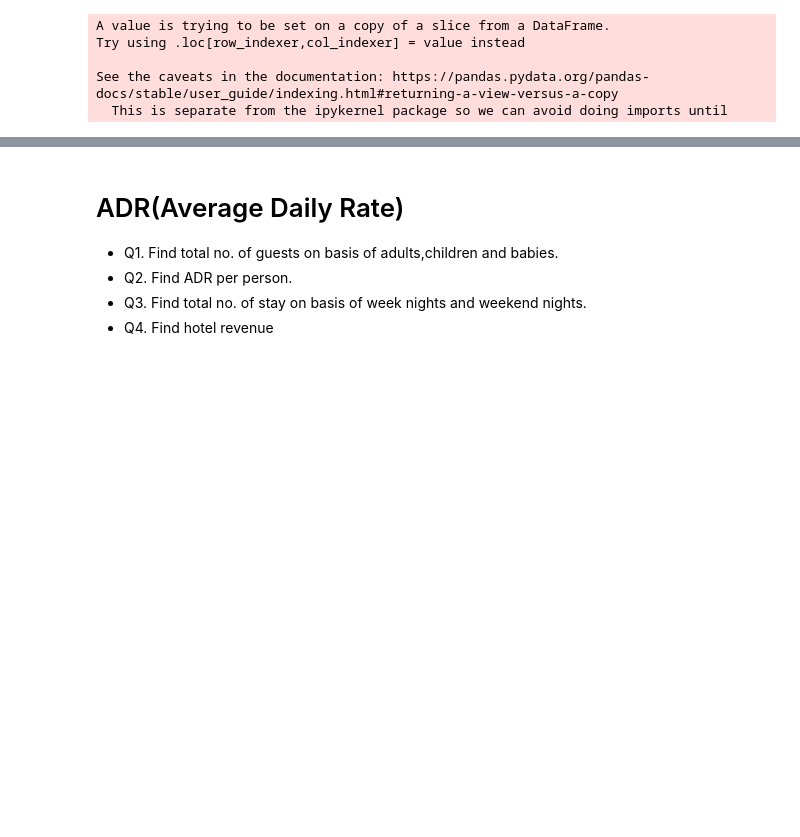
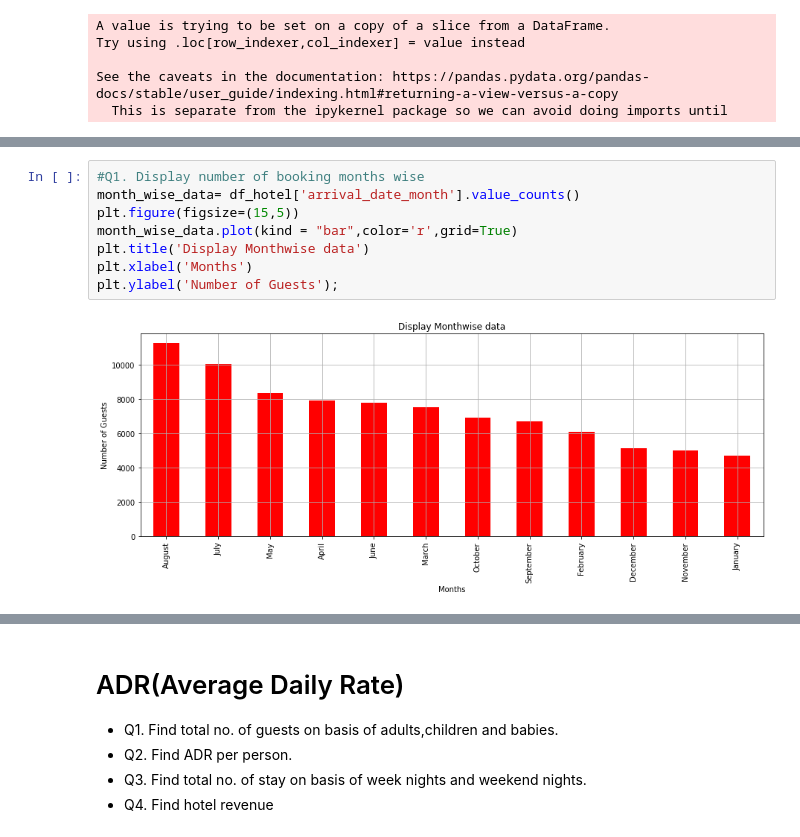
Before and after one commit to shyamsgadekar/EDA_HOTEL_BOOKING_ANALYSIS, a Jupyter notebook: Hotel_Booking_Analysis_SHYAM_GADEKAR_Capstone_Project.ipynb, the cells around one changed output, grey strips where cells are left out. Saved outputs shown, nothing was run; the diff lists cells and outputs as text; blank space fills up the shorter version.

```diff
--- a/Hotel_Booking_Analysis_SHYAM_GADEKAR_Capstone_Project.ipynb
+++ b/Hotel_Booking_Analysis_SHYAM_GADEKAR_Capstone_Project.ipynb
@@ -470,0 +503,10 @@ See the caveats in the documentation: https://pandas.pydata.org/pandas-docs/stab
+# %%
+#Q1. Display number of booking months wise
+month_wise_data= df_hotel['arrival_date_month'].value_counts()
+plt.figure(figsize=(15,5))
+month_wise_data.plot(kind = "bar",color='r',grid=True)
+plt.title('Display Monthwise data')
+plt.xlabel('Months')
+plt.ylabel('Number of Guests');
+# %% [output]
+[figure, added]
```
Also changed, not shown: parts of 28 cells of this notebook.
